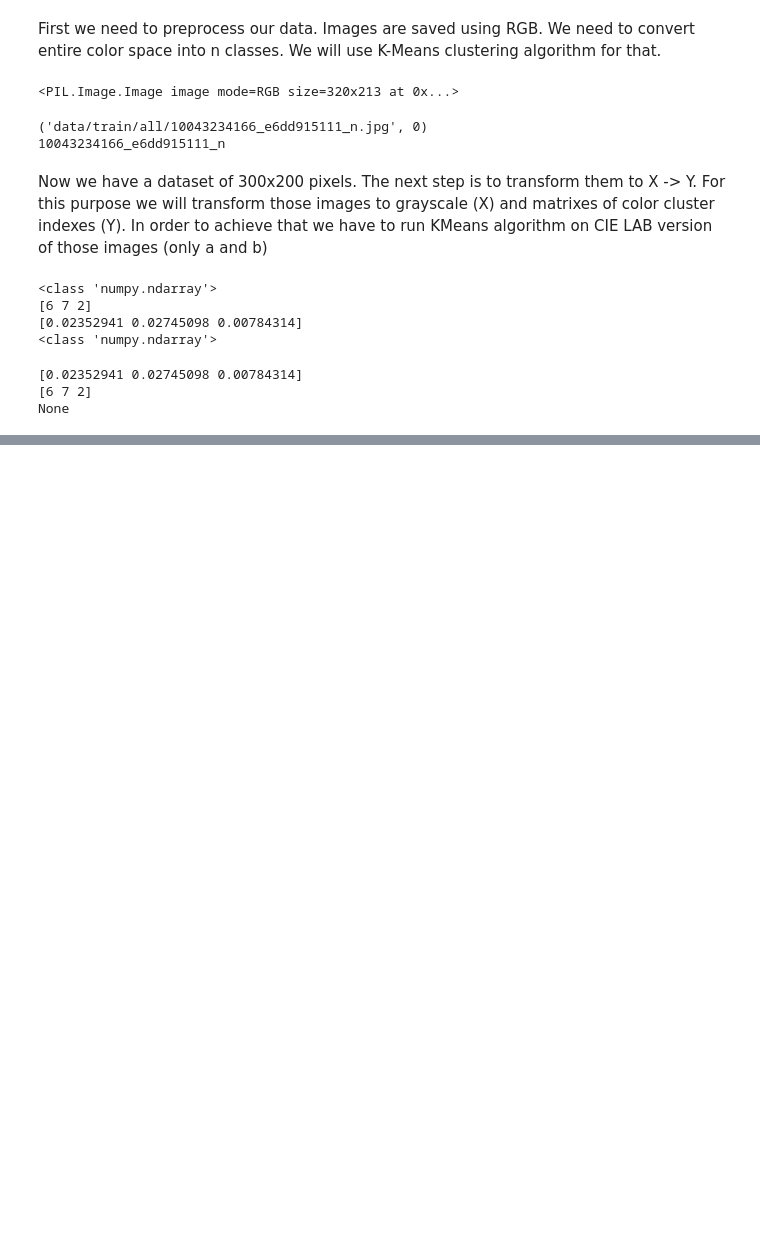
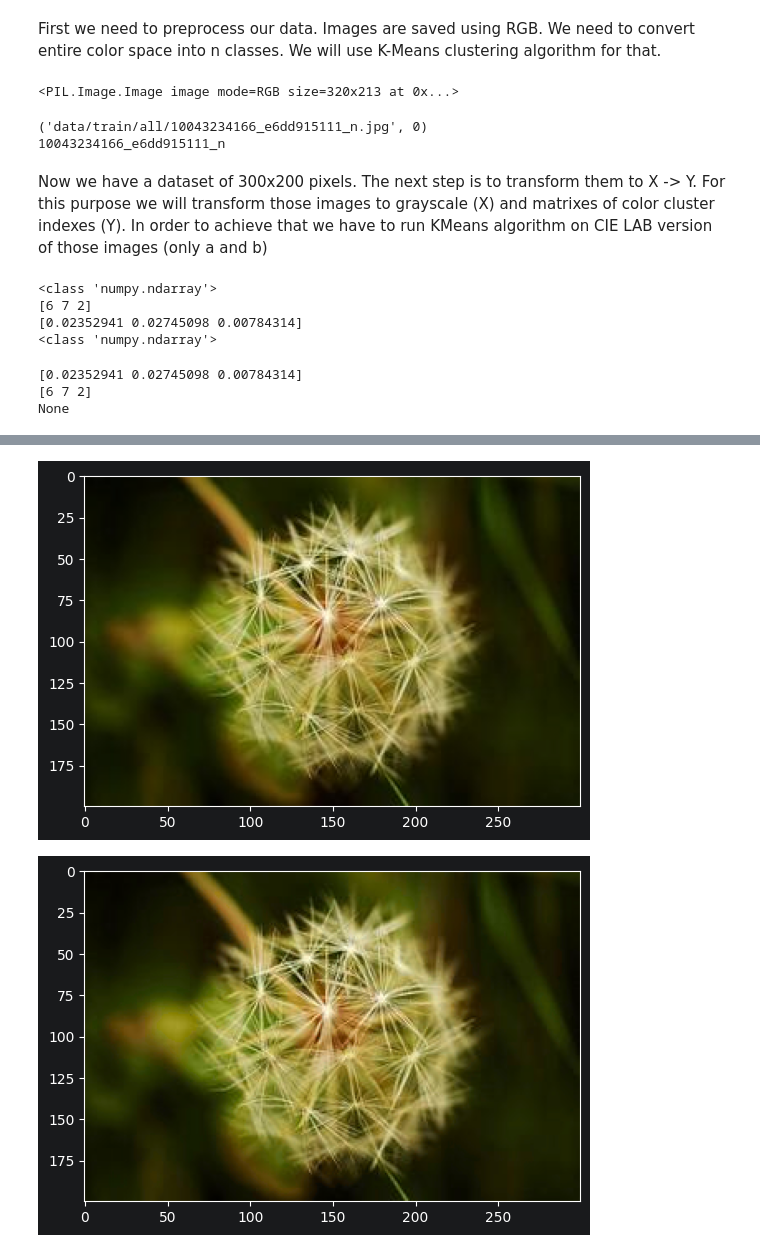
Before and after one commit to jack-and-his-ants/pictures-coloring, a Jupyter notebook: data_preprocessing.ipynb, the cells around one changed output, grey strips where cells are left out. Saved outputs shown, nothing was run; the diff lists cells and outputs as text; code cells hidden in the pictures; blank space fills up the shorter version.

```diff
--- a/data_preprocessing.ipynb
+++ b/data_preprocessing.ipynb
@@ -79,0 +188,27 @@ None
+# %%
+import numpy as np
+import matplotlib.pyplot as plt
+from skimage.color import lab2rgb
+lab = np.load("testlab.npy")
+rgb = lab2rgb(lab)
+plt.imshow(rgb)
+plt.show()
+ab = lab[:, :, 1:3]
+shape = ab.shape[:2]
+
+labels = kmeans.predict(ab.reshape(-1, 2))
+
+reconstructed_ab = kmeans.cluster_centers_[labels]
+reconstructed_ab = reconstructed_ab.reshape(shape[0], shape[1], 2)
+
+new_lab = lab.copy()
+new_lab[:, :, 1:3] = reconstructed_ab
+
+
+rgb = lab2rgb(new_lab)
+
+plt.imshow(rgb)
+plt.show()
+# %% [output]
+[figure, added]
+[figure, added]
```
Also changed, not shown: parts of 6 cells of this notebook, 1 other file.
